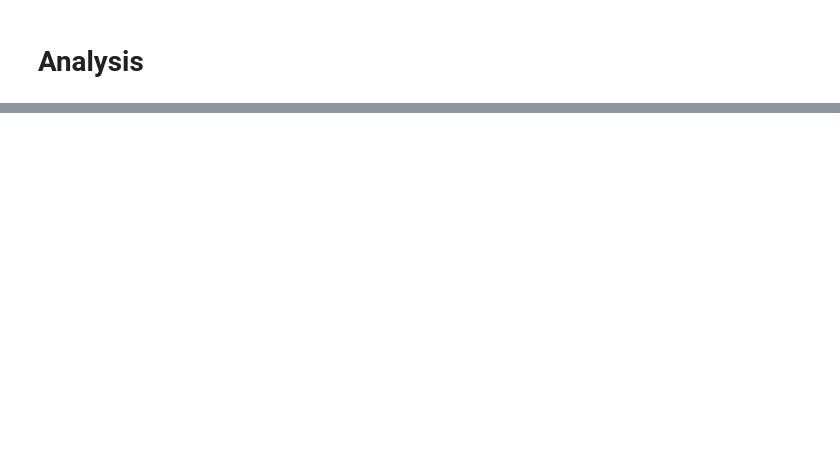
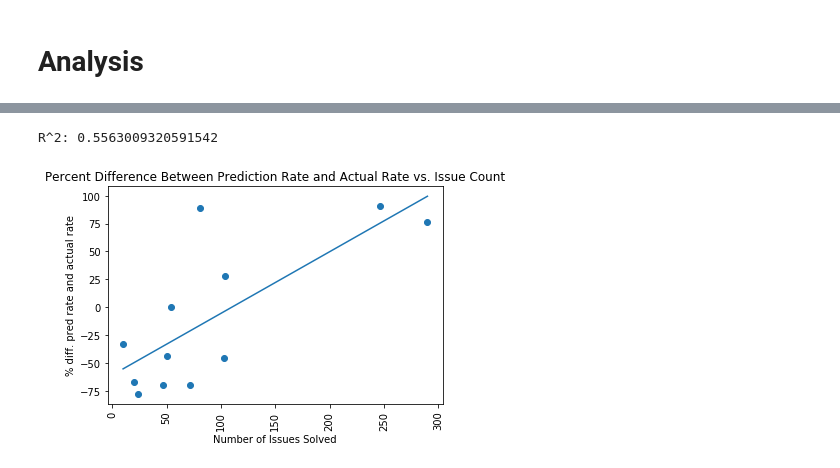
Before and after one commit to lstrait2/github-data-collection, a Jupyter notebook: src/tasking.ipynb, the cells around one changed output, grey strips where cells are left out. Cells and saved outputs as stored; diff of their text form; code cells hidden in the pictures; blank space fills up the shorter version.

```diff
--- a/src/tasking.ipynb
+++ b/src/tasking.ipynb
@@ -395,20 +427,25 @@ plt.show()
 # %%
 # remove the outlier
-print(len(counts))
-print(len(vals))
 del vals[2]
 del counts[2]
 # create best fit line
-print(len(counts))
-print(len(vals))
 z = np.polyfit(x=counts, y=vals, deg=1)
 p = np.poly1d(z)
 trend_line = p(counts)
+# test best fit
+yhat = trend_line
+ybar = np.sum(vals)/len(vals)
+ssreg = np.sum((yhat-ybar)**2)
+sstot = np.sum((vals - ybar)**2)
+print("R^2: " + str(ssreg / sstot))
 # create plots
 plt.scatter(counts, vals)
 plt.title("Percent Difference Between Prediction Rate and Actual Rate vs. Issue Count")
 plt.xticks(rotation=90)
 plt.xlabel("Number of Issues Solved")
 plt.ylabel("% diff. pred rate and actual rate")
 plt.plot(counts, trend_line)
 plt.show()
+# %% [output]
+R^2: 0.5563009320591542
+[figure, added]
```
Also changed, not shown: parts of 13 cells of this notebook.
